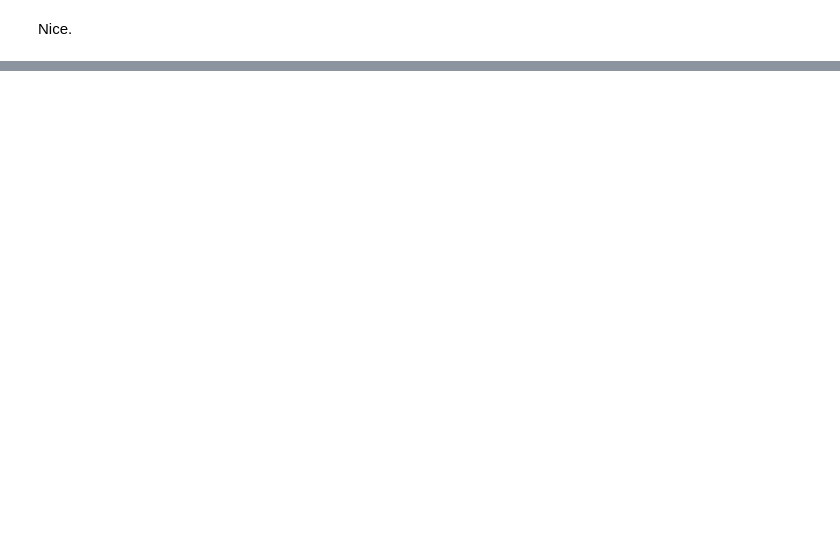
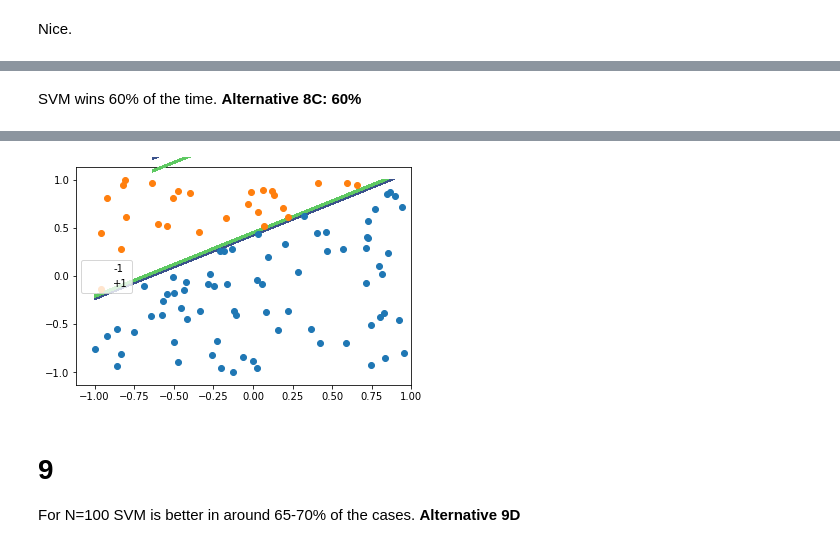
Before and after one commit to roessland/learning-from-data, a Jupyter notebook: homework-7/LFD-LW7.ipynb, the cells around one changed output, grey strips where cells are left out. Cells and saved outputs as stored; diff of their text form; code cells hidden in the pictures; blank space fills up the shorter version.

```diff
--- a/homework-7/LFD-LW7.ipynb
+++ b/homework-7/LFD-LW7.ipynb
@@ -479,0 +662,65 @@ Nice.
+# %% [markdown]
+SVM wins 60% of the time. **Alternative 8C: 60%**
+# %%
+N = 100
+
+pla = Perceptron(fit_intercept=False, max_iter=900)
+svm = SVM()
+
+pla_wins = 0
+svm_wins = 0
+total = 0
+
+num_support_vectors = []
+
+for i in range(1000):
+    # Create training dataset
+    f = random_target_function()
+    X = 2*np.random.rand(N, 3) - 1
+    X[:,0] = 1
+    y = f(X)
+    if np.all(y == y[0]):
+        continue
+
+    # Create testing dataset
+    X_test = 2*np.random.rand(1000, 3) - 1
+    X_test[:,0] = 1
+    y_test = f(X_test)
+
+
+    # Solve with PLA
+    pla.fit(X, y)
+    e_pla = np.sum(pla.predict(X_test) != y_test)
+
+    # Solve with SVM
+    svm.fit(X, y)
+    nvecs = np.sum(np.abs(X @ svm.w).flatten() <= 1.001)
+    num_support_vectors.append(nvecs)
+    e_svm = np.sum(svm.predict(X_test) != y_test)
+
+    if e_svm > e_pla:
+        pla_wins += 1
+        total += 1
+    if e_pla > e_svm:
+        svm_wins += 1
+        total += 1
+
+    if i % 100 == 0 and total > 0:
+        print ("SVM percent wins: ", svm_wins/total)
+        print("mean vecs:", np.mean(num_support_vectors))
+
+
+Nplot = 50
+xx = np.linspace(-1, 1, Nplot)
+yy = xx
+XX, YY = np.meshgrid(xx, yy)
+Xplot = np.zeros((Nplot**2, 3))
+Xplot[:,0] = 1
+Xplot[:,1] = XX.reshape(-1)
+Xplot[:,2] = YY.reshape(-1)
+yplot = Xplot @ svm.w
+ZZ = yplot.reshape(XX.shape)
+plt.contourf(XX, YY, ZZ, [-1, 0, 1])
+plot_points(X, y)
+plt.show()
+# %% [output]
@@ -479,0 +747,5 @@ Nice.
+[figure, added]
+# %% [markdown]
+# 9
+
+For N=100 SVM is better in around 65-70% of the cases. **Alternative 9D**
```
Also changed, not shown: parts of 17 cells of this notebook.
